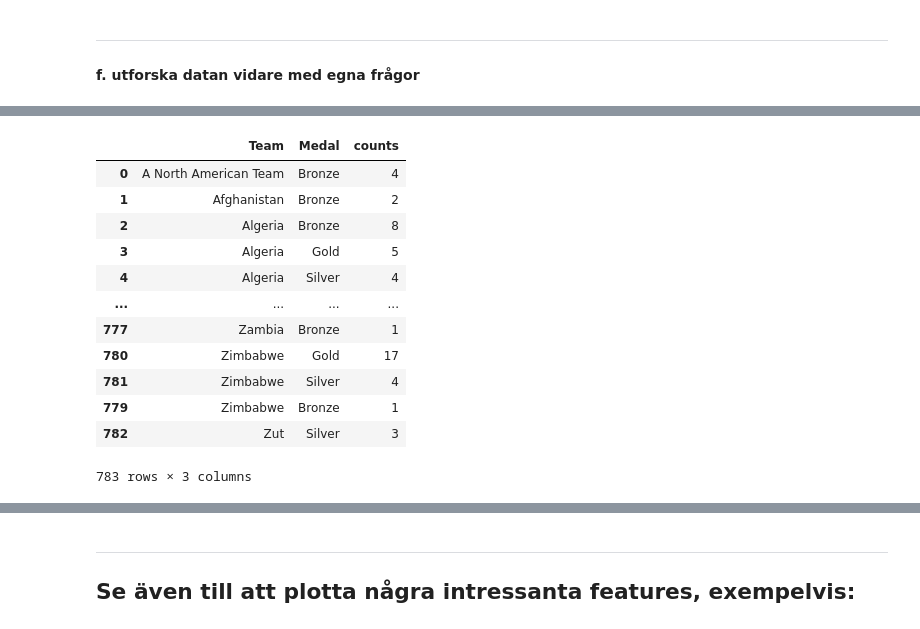
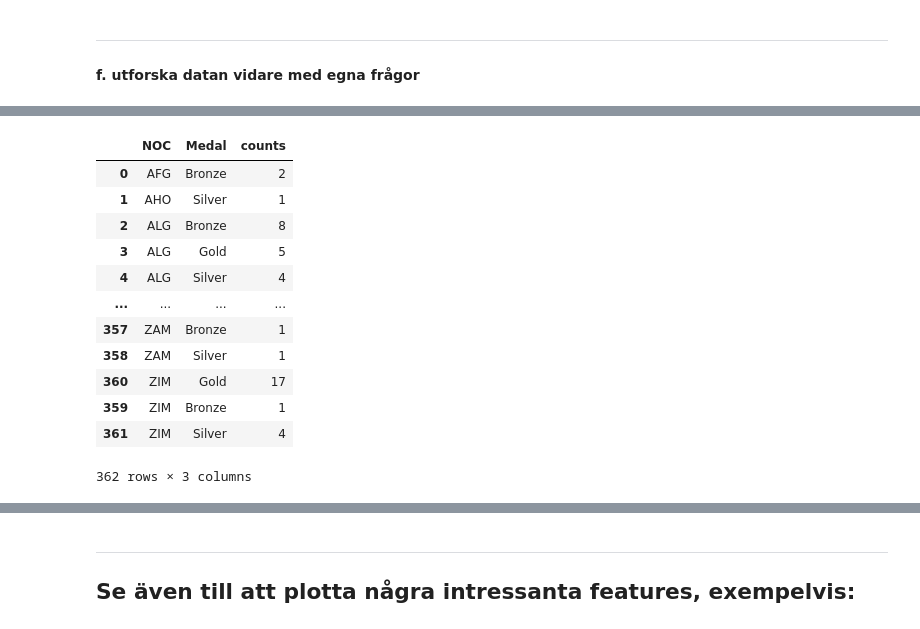
Before and after one commit to SCGlass/Databehandling_project_OS, a Jupyter notebook: Sam/Data_exploration_Sam.ipynb, the cells around one changed output, grey strips where cells are left out. Saved outputs shown, nothing was run; the diff lists cells and outputs as text; code cells hidden in the pictures.

Commit message:
trying to group medals

```diff
--- a/Sam/Data_exploration_Sam.ipynb
+++ b/Sam/Data_exploration_Sam.ipynb
@@ -182,28 +182,30 @@ df_events.head()
 # %%
 # Which teams have the most medals
 
-df_medal_count = df_events.groupby(["Team","Medal"]).Medal.count().reset_index(name='counts')
+df_medal_count = df_events.groupby(["NOC","Medal"]).Medal.count().reset_index(name='counts')
 
-df_medal_count = df_medal_count.sort_values("Team")
+df_medal_count = df_medal_count.sort_values("NOC")
 
-
-
+#df_medal_count = df_medal_count["Team"].Team.count()
 
 #df_medal_count = df_medal_count
 
 #df_medal_count = df_medal_count.groupby(["Team"],sort=True).sum()
+#df_medal_count["Gold"] = df_medal_count["Medal"].value_counts().Gold
+#df_medal_count["Silver"] = df_medal_count["Medal"].value_counts().Silver
+#df_medal_count["Bronze"] = df_medal_count["Medal"].value_counts().Bronze
 df_medal_count
 # %% [output]
-|  | Team | Medal | counts |
-| 0 | A North American Team | Bronze | 4 |
-| 1 | Afghanistan | Bronze | 2 |
-| 2 | Algeria | Bronze | 8 |
-| 3 | Algeria | Gold | 5 |
-| 4 | Algeria | Silver | 4 |
+|  | NOC | Medal | counts |
+| 0 | AFG | Bronze | 2 |
+| 1 | AHO | Silver | 1 |
+| 2 | ALG | Bronze | 8 |
+| 3 | ALG | Gold | 5 |
+| 4 | ALG | Silver | 4 |
 | ... | ... | ... | ... |
-| 777 | Zambia | Bronze | 1 |
-| 780 | Zimbabwe | Gold | 17 |
-| 781 | Zimbabwe | Silver | 4 |
-| 779 | Zimbabwe | Bronze | 1 |
-| 782 | Zut | Silver | 3 |
+| 357 | ZAM | Bronze | 1 |
+| 358 | ZAM | Silver | 1 |
+| 360 | ZIM | Gold | 17 |
+| 359 | ZIM | Bronze | 1 |
+| 361 | ZIM | Silver | 4 |
-783 rows × 3 columns
+362 rows × 3 columns
```
Also changed, not shown: parts of 3 cells of this notebook.
